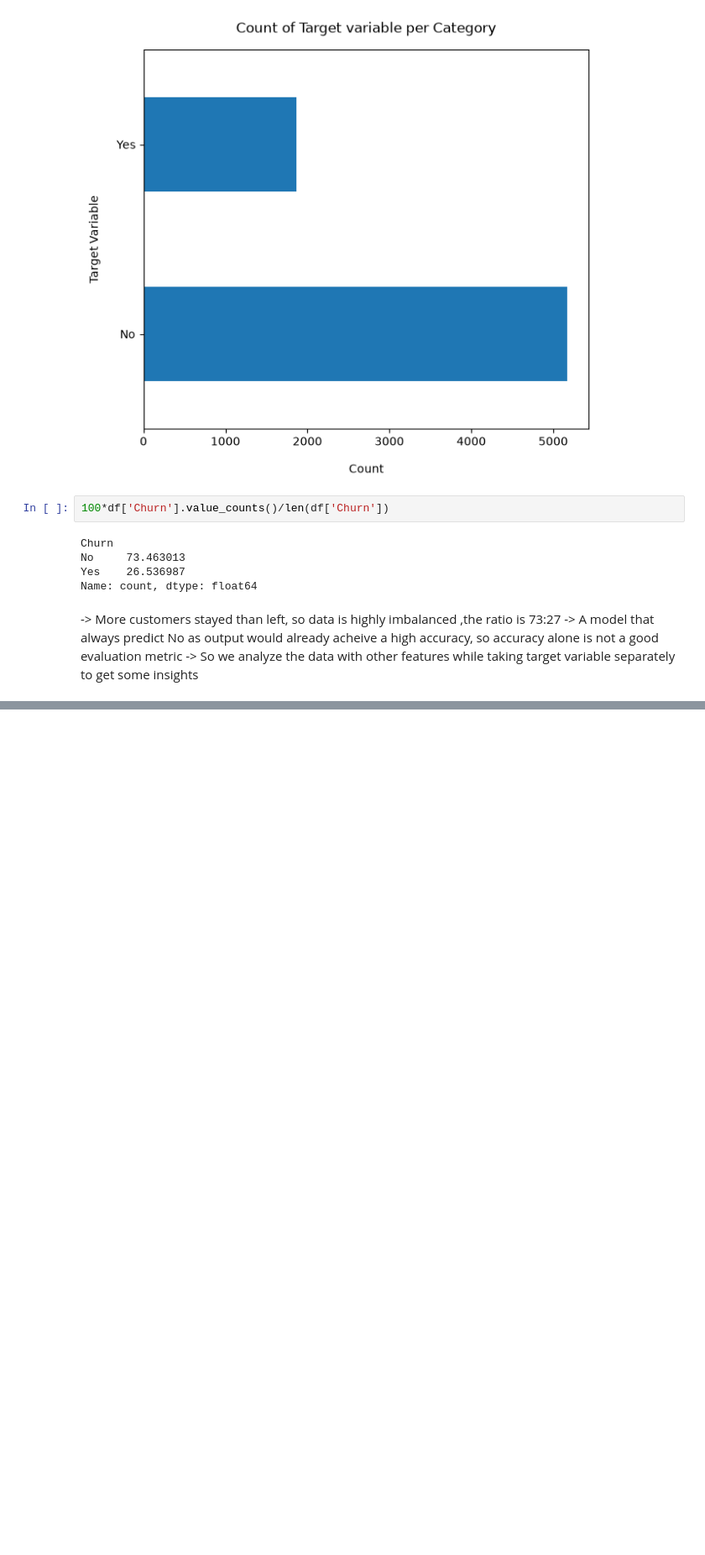
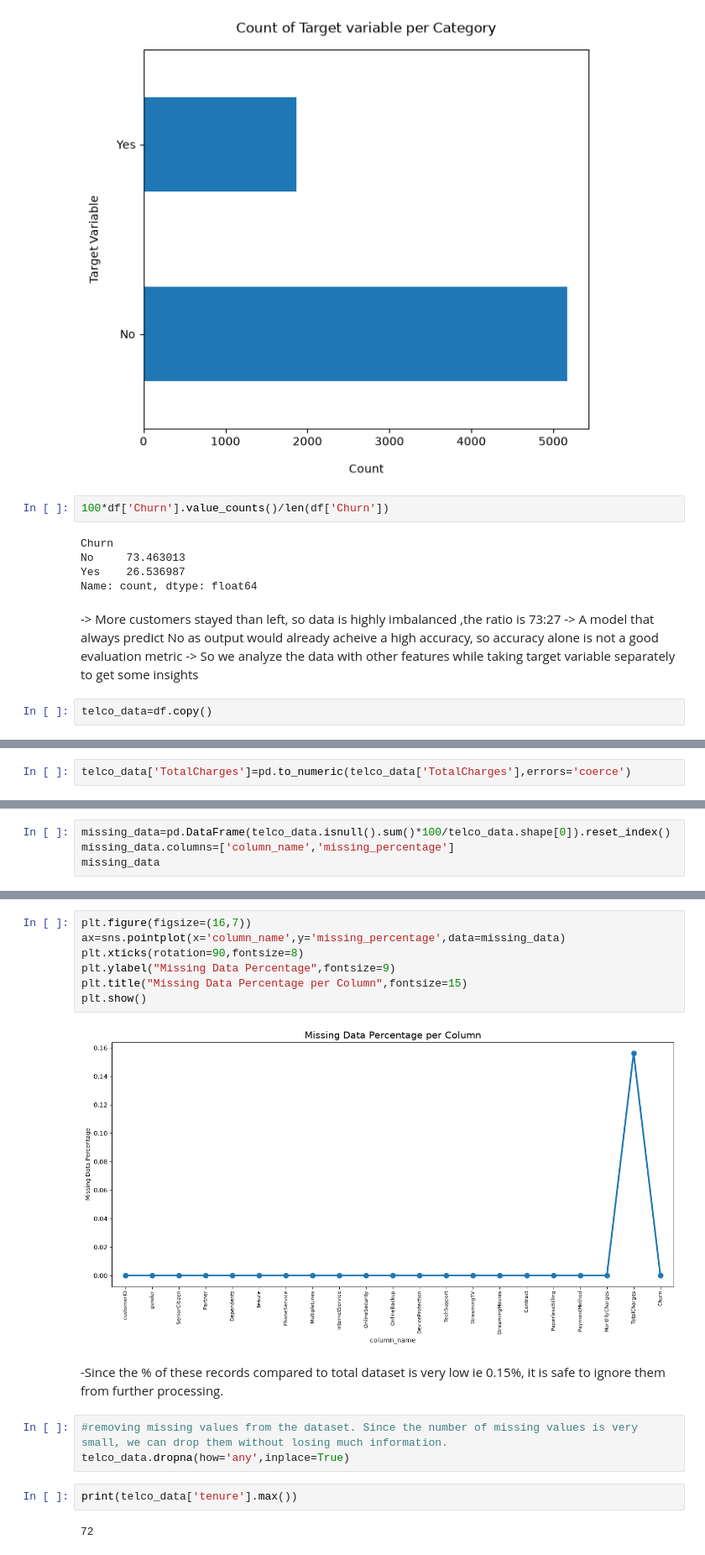
Before and after one commit to Swathi-devspace/customer-churn-prediction, a Jupyter notebook: notebooks/EDA.ipynb, the cells around one changed output, grey strips where cells are left out. Shown at 84% size. Cells and saved outputs as stored; diff of their text form; blank space fills up the shorter version.

Commit message:
Completed exploratory data analysis for customer churn prediction

```diff
--- a/notebooks/EDA.ipynb
+++ b/notebooks/EDA.ipynb
@@ -116,4 +127,6 @@ Name: count, dtype: float64
 -> More customers stayed than left, so data is highly imbalanced ,the ratio is 73:27
 -> A model that always predict No as output would already acheive a high accuracy, so accuracy alone is not a good evaluation metric
 -> So we analyze the data with other features while taking target variable separately to get some insights
+# %%
+telco_data=df.copy()
 # %%
@@ -140,0 +184,2 @@ memory usage: 1.1+ MB
+# %%
+telco_data['TotalCharges']=pd.to_numeric(telco_data['TotalCharges'],errors='coerce')
@@ -140,0 +208,4 @@ memory usage: 1.1+ MB
+# %%
+missing_data=pd.DataFrame(telco_data.isnull().sum()*100/telco_data.shape[0]).reset_index()
+missing_data.columns=['column_name','missing_percentage']
+missing_data
@@ -140,0 +230,18 @@ memory usage: 1.1+ MB
+# %%
+plt.figure(figsize=(16,7))
+ax=sns.pointplot(x='column_name',y='missing_percentage',data=missing_data)
+plt.xticks(rotation=90,fontsize=8)
+plt.ylabel("Missing Data Percentage",fontsize=9)
+plt.title("Missing Data Percentage per Column",fontsize=15)
+plt.show()
+# %% [output]
+[figure, added]
+# %% [markdown]
+-Since the % of these records compared to total dataset is very low ie 0.15%, it is safe to ignore them from further processing.
+# %%
+#removing missing values from the dataset. Since the number of missing values is very small, we can drop them without losing much information.
+telco_data.dropna(how='any',inplace=True)
+# %%
+print(telco_data['tenure'].max())
+# %% [output]
+72
```
Also changed, not shown: parts of 34 cells of this notebook.
